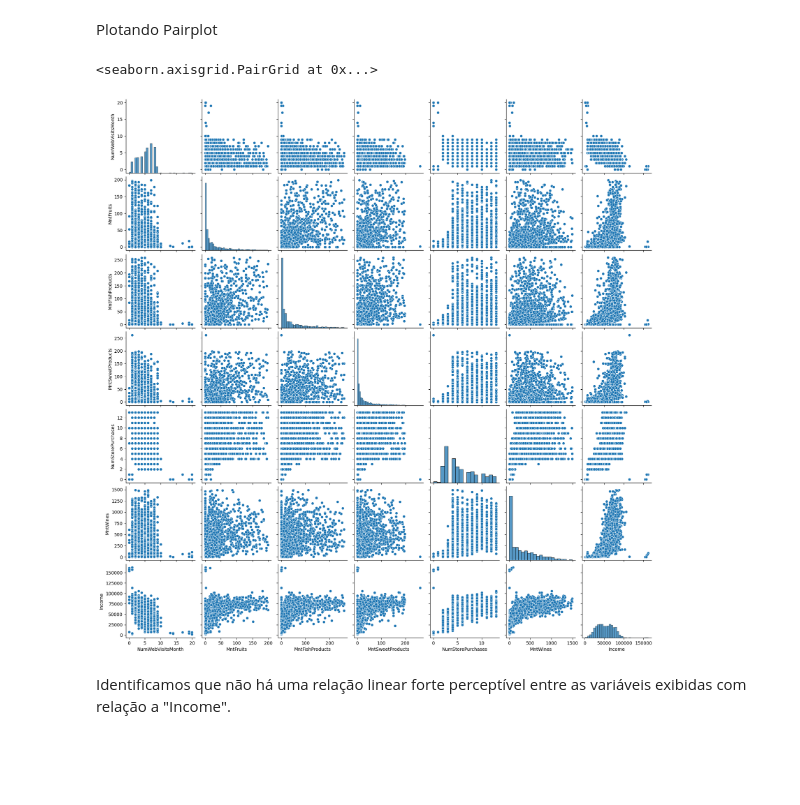
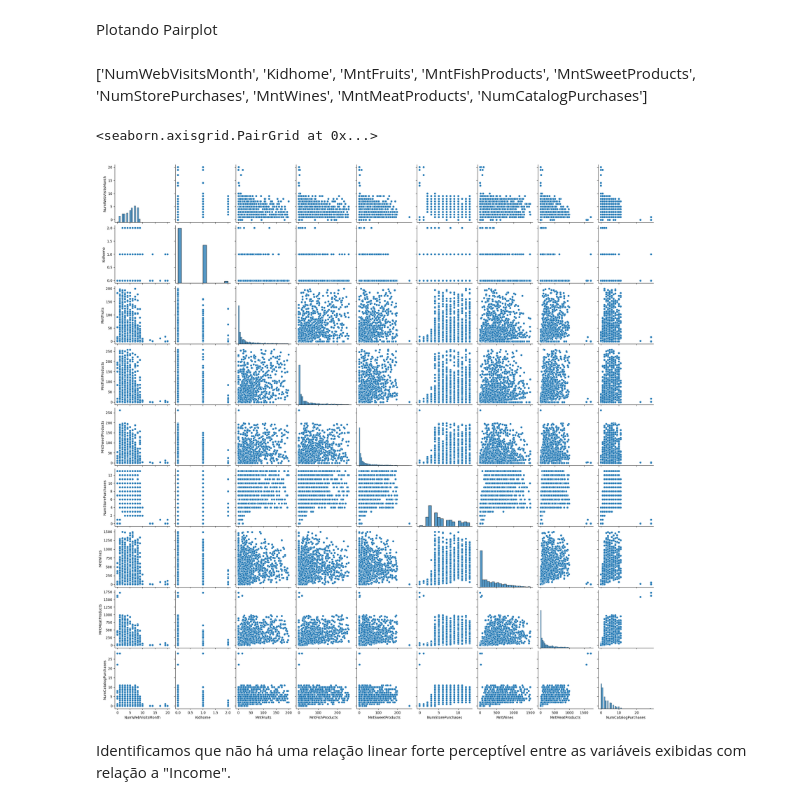
Before and after one commit to ferkrum/ifood-data-analyst-case, a Jupyter notebook: code/prep/preprocessing-4-adicionando-features.ipynb, the cells around one changed output. Drawn from its saved outputs; the diff is of its cells as text; code cells hidden in the pictures; blank space fills up the shorter version.

```diff
--- a/code/prep/preprocessing-4-adicionando-features.ipynb
+++ b/code/prep/preprocessing-4-adicionando-features.ipynb
@@ -274,0 +294,4 @@ df
+# %%
+df['Marital_Status'].replace('Alone', 'Single', inplace = True)
+# %%
+df['Marital_Status_Mnt'] = df['Marital_Status'].map({'Married': 2, 'Together': 2, 'Single': 1,'Divorced': 1,'Widow': 1})
@@ -274,0 +307,2 @@ df
+# %%
+df['MntPeopleHouse']=df['Marital_Status_Mnt']+df['Kidhome']+df['Teenhome']
@@ -275,3 +311,5 @@ df
+# %%
+df['MntTotalProducts'] = df['MntWines'] + df['MntFruits'] + df['MntMeatProducts'] + df['MntFishProducts'] + df['MntSweetProducts']
 # %% [markdown]
 ## Eliminando colunas com valores constantes
 # %%
@@ -609,20 +647,30 @@ X
 2215 rows × 6 columns
 # %% [markdown]
 Plotando Pairplot
+# %% [markdown]
+['NumWebVisitsMonth', 'Kidhome', 'MntFruits', 'MntFishProducts',
+       'MntSweetProducts', 'NumStorePurchases', 'MntWines', 'MntMeatProducts',
+       'NumCatalogPurchases']
 # %%
-X2 = dfTreino[['NumWebVisitsMonth',
+""" X2 = dfTreino[['NumWebVisitsMonth',
                 'MntFruits',
                 'MntFishProducts',
                 'MntSweetProducts',
                 'NumStorePurchases',
                 'MntWines',
-                'Income']]
+                'Income']] """
+
+X2 = dfTreino[['NumWebVisitsMonth', 'Kidhome', 'MntFruits', 'MntFishProducts',
+       'MntSweetProducts', 'NumStorePurchases', 'MntWines', 'MntMeatProducts',
+       'NumCatalogPurchases']]
+
+
 import seaborn as sns
 #pairplot
 sns.pairplot(X2)
 # %% [output]
 <seaborn.axisgrid.PairGrid at 0x...>
-[figure, old version]
+[figure, new version]
 # %%
 # em uma documentação sugere transformar as colunas que n tem relação linear usando logaritmo
 #X2.MntMeatProducts = np.log(X2.MntMeatProducts)
```
Also changed, not shown: parts of 12 cells of this notebook.
